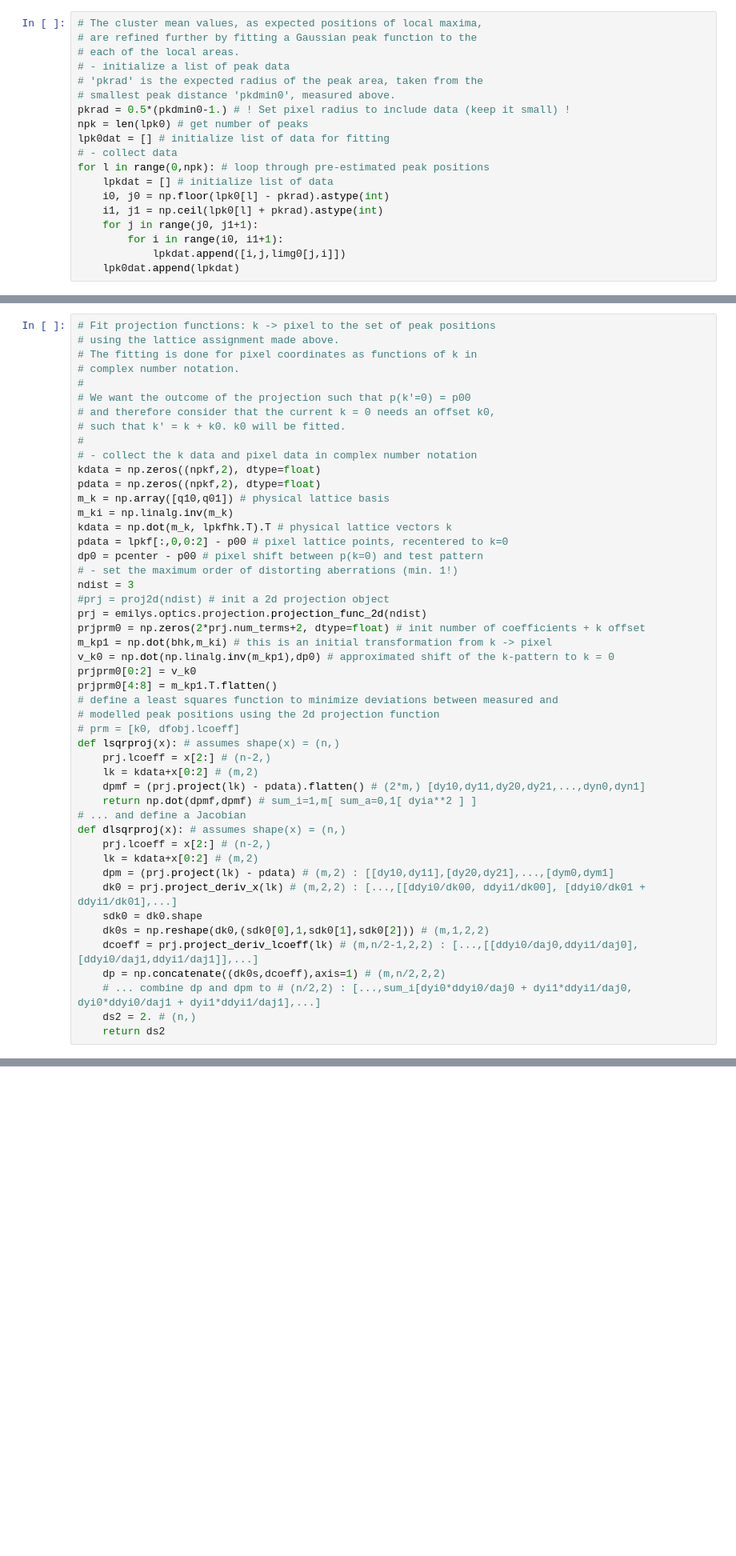
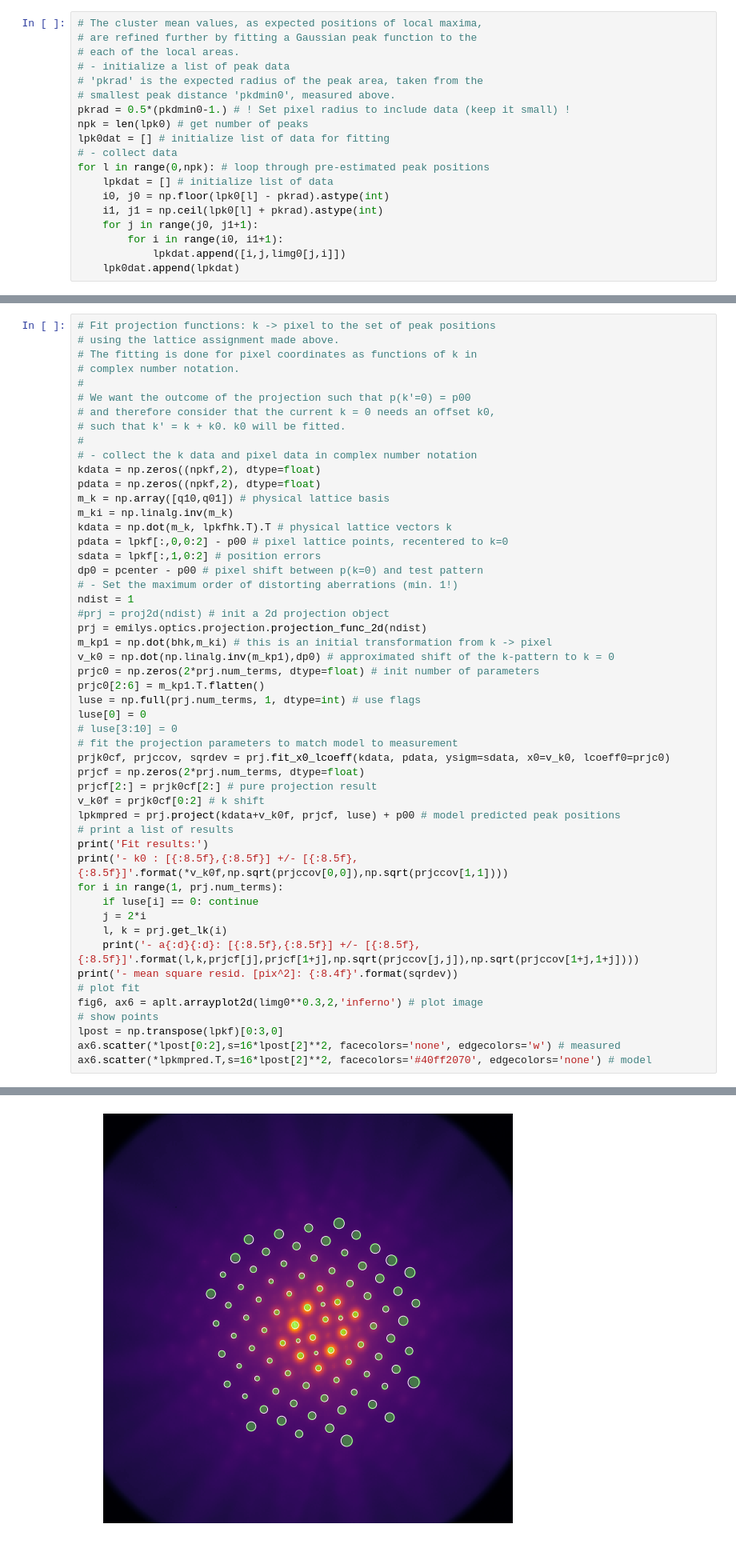
Before and after one commit to ju-bar/emilys, a Jupyter notebook: notebooks/CalibDiffraction.ipynb, the cells around one changed output, grey strips where cells are left out. Shown at 80% size. Cells and saved outputs as stored; diff of their text form; blank space fills up the shorter version.

Commit message:
projection fit with arbitrary order

```diff
--- a/notebooks/CalibDiffraction.ipynb
+++ b/notebooks/CalibDiffraction.ipynb
@@ -373,34 +373,38 @@ m_k = np.array([q10,q01]) # physical lattice basis
 m_ki = np.linalg.inv(m_k)
 kdata = np.dot(m_k, lpkfhk.T).T # physical lattice vectors k
 pdata = lpkf[:,0,0:2] - p00 # pixel lattice points, recentered to k=0
+sdata = lpkf[:,1,0:2] # position errors
 dp0 = pcenter - p00 # pixel shift between p(k=0) and test pattern
-# - set the maximum order of distorting aberrations (min. 1!)
-ndist = 3
+# - Set the maximum order of distorting aberrations (min. 1!)
+ndist = 1
 #prj = proj2d(ndist) # init a 2d projection object
 prj = emilys.optics.projection.projection_func_2d(ndist)
-prjprm0 = np.zeros(2*prj.num_terms+2, dtype=float) # init number of coefficients + k offset
 m_kp1 = np.dot(bhk,m_ki) # this is an initial transformation from k -> pixel
 v_k0 = np.dot(np.linalg.inv(m_kp1),dp0) # approximated shift of the k-pattern to k = 0
-prjprm0[0:2] = v_k0
-prjprm0[4:8] = m_kp1.T.flatten()
-# define a least squares function to minimize deviations between measured and
-# modelled peak positions using the 2d projection function
-# prm = [k0, dfobj.lcoeff]
-def lsqrproj(x): # assumes shape(x) = (n,)
-    prj.lcoeff = x[2:] # (n-2,)
-    lk = kdata+x[0:2] # (m,2)
-    dpmf = (prj.project(lk) - pdata).flatten() # (2*m,) [dy10,dy11,dy20,dy21,...,dyn0,dyn1]
-    return np.dot(dpmf,dpmf) # sum_i=1,m[ sum_a=0,1[ dyia**2 ] ]
-# ... and define a Jacobian
-def dlsqrproj(x): # assumes shape(x) = (n,)
-    prj.lcoeff = x[2:] # (n-2,)
-    lk = kdata+x[0:2] # (m,2)
-    dpm = (prj.project(lk) - pdata) # (m,2) : [[dy10,dy11],[dy20,dy21],...,[dym0,dym1]
-    dk0 = prj.project_deriv_x(lk) # (m,2,2) : [...,[[ddyi0/dk00, ddyi1/dk00], [ddyi0/dk01 + ddyi1/dk01],...]
-    sdk0 = dk0.shape
-    dk0s = np.reshape(dk0,(sdk0[0],1,sdk0[1],sdk0[2])) # (m,1,2,2)
-    dcoeff = prj.project_deriv_lcoeff(lk) # (m,n/2-1,2,2) : [...,[[ddyi0/daj0,ddyi1/daj0],[ddyi0/daj1,ddyi1/daj1]],...]
-    dp = np.concatenate((dk0s,dcoeff),axis=1) # (m,n/2,2,2)
-    # ... combine dp and dpm to # (n/2,2) : [...,sum_i[dyi0*ddyi0/daj0 + dyi1*ddyi1/daj0, dyi0*ddyi0/daj1 + dyi1*ddyi1/daj1],...]
-    ds2 = 2. # (n,)
-    return ds2
+prjc0 = np.zeros(2*prj.num_terms, dtype=float) # init number of parameters
+prjc0[2:6] = m_kp1.T.flatten()
+luse = np.full(prj.num_terms, 1, dtype=int) # use flags
+luse[0] = 0
+# luse[3:10] = 0
+# fit the projection parameters to match model to measurement
+prjk0cf, prjccov, sqrdev = prj.fit_x0_lcoeff(kdata, pdata, ysigm=sdata, x0=v_k0, lcoeff0=prjc0)
+prjcf = np.zeros(2*prj.num_terms, dtype=float)
+prjcf[2:] = prjk0cf[2:] # pure projection result
+v_k0f = prjk0cf[0:2] # k shift
+lpkmpred = prj.project(kdata+v_k0f, prjcf, luse) + p00 # model predicted peak positions
+# print a list of results
+print('Fit results:')
+print('- k0 : [{:8.5f},{:8.5f}] +/- [{:8.5f},{:8.5f}]'.format(*v_k0f,np.sqrt(prjccov[0,0]),np.sqrt(prjccov[1,1])))
+for i in range(1, prj.num_terms):
+    if luse[i] == 0: continue
+    j = 2*i
+    l, k = prj.get_lk(i)
+    print('- a{:d}{:d}: [{:8.5f},{:8.5f}] +/- [{:8.5f},{:8.5f}]'.format(l,k,prjcf[j],prjcf[1+j],np.sqrt(prjccov[j,j]),np.sqrt(prjccov[1+j,1+j])))
+print('- mean square resid. [pix^2]: {:8.4f}'.format(sqrdev))
+# plot fit
+fig6, ax6 = aplt.arrayplot2d(limg0**0.3,2,'inferno') # plot image
+# show points
+lpost = np.transpose(lpkf)[0:3,0]
+ax6.scatter(*lpost[0:2],s=16*lpost[2]**2, facecolors='none', edgecolors='w') # measured
+ax6.scatter(*lpkmpred.T,s=16*lpost[2]**2, facecolors='#40ff2070', edgecolors='none') # model
+# %% [output]
@@ -406,0 +417 @@ def dlsqrproj(x): # assumes shape(x) = (n,)
+[figure, added]
```
Also changed, not shown: parts of 19 cells of this notebook, 1 other file.
